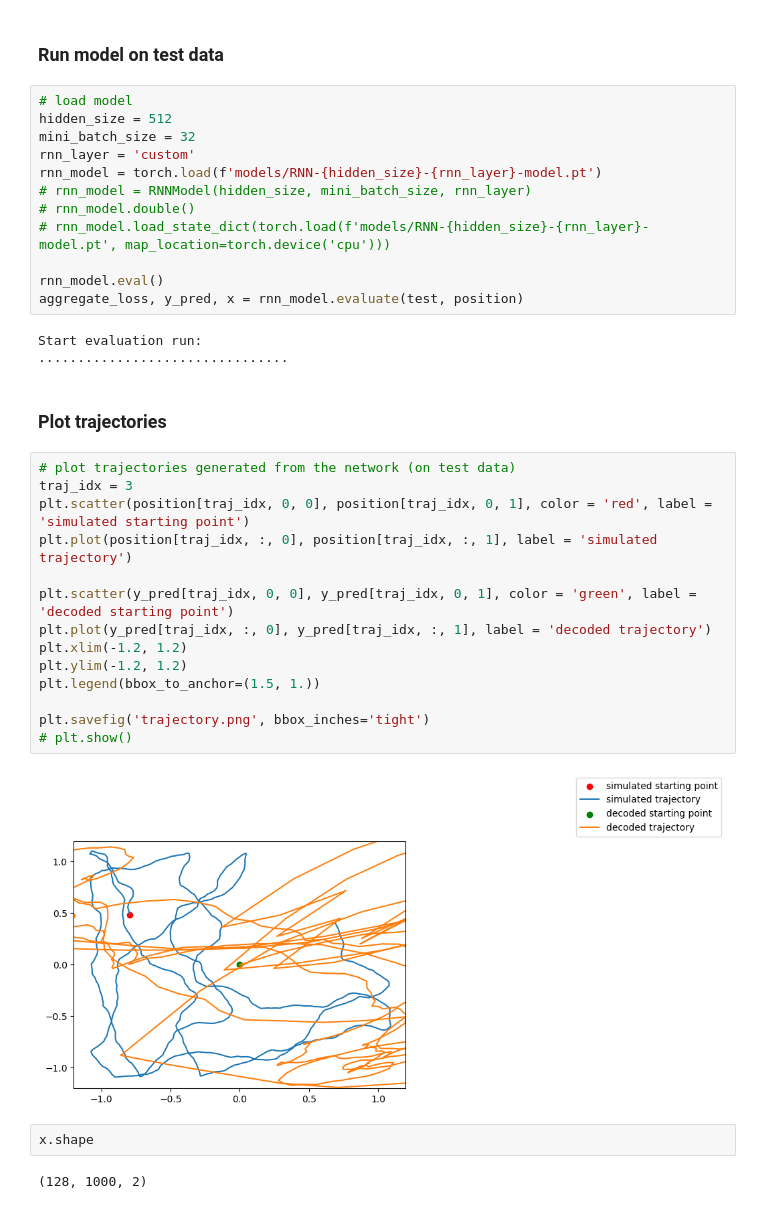
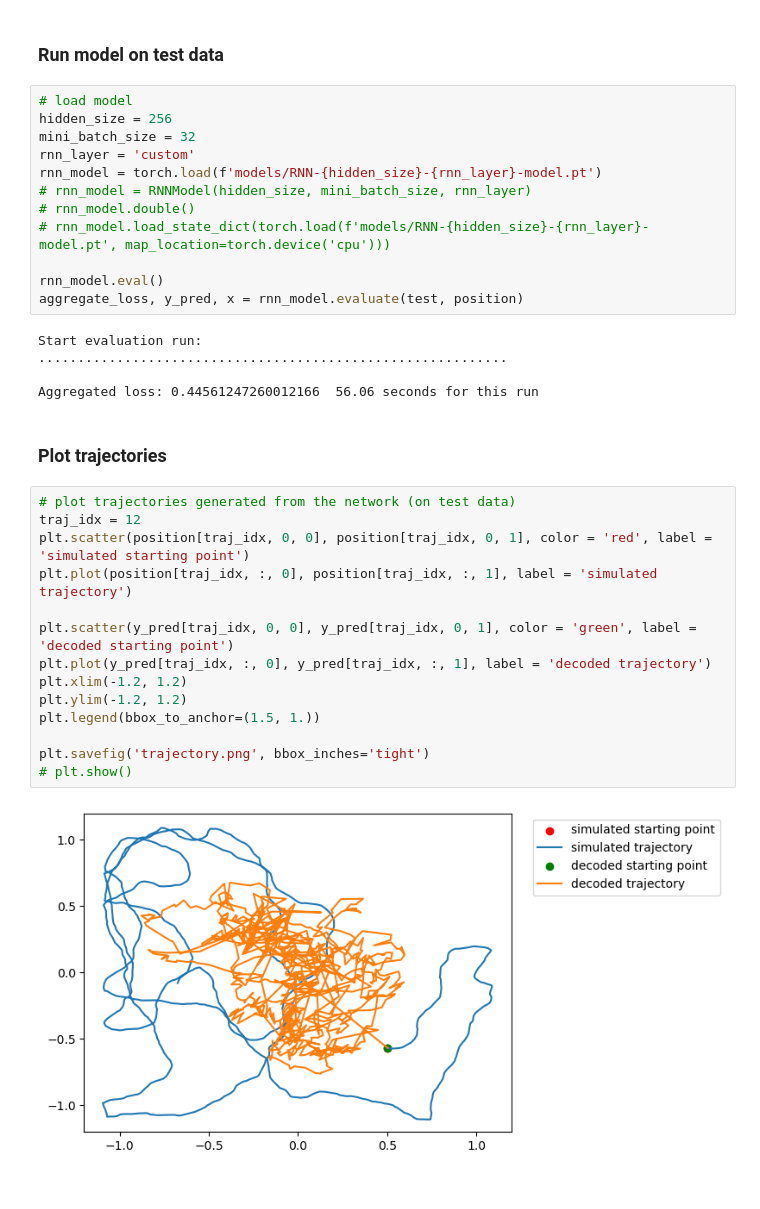
Before and after one commit to nguyen-td/activation-patterns, a Jupyter notebook: load_network.ipynb, the cells around one changed output. Saved outputs shown, nothing was run; the diff lists cells and outputs as text.

```diff
--- a/load_network.ipynb
+++ b/load_network.ipynb
@@ -29,7 +32,7 @@ test = make_train_data(velocity, head_dir)
 ### Run model on test data
 # %%
 # load model
-hidden_size = 512
+hidden_size = 256
 mini_batch_size = 32
 rnn_layer = 'custom'
 rnn_model = torch.load(f'models/RNN-{hidden_size}-{rnn_layer}-model.pt')
@@ -41,26 +44,24 @@ rnn_model.eval()
 aggregate_loss, y_pred, x = rnn_model.evaluate(test, position)
 # %% [output]
 Start evaluation run:
-................................
+............................................................
+
+Aggregated loss: 0.44561247260012166  56.06 seconds for this run
 # %% [markdown]
 ### Plot trajectories
 # %%
 # plot trajectories generated from the network (on test data)
-traj_idx = 3
+traj_idx = 12
 plt.scatter(position[traj_idx, 0, 0], position[traj_idx, 0, 1], color = 'red', label = 'simulated starting point')
 plt.plot(position[traj_idx, :, 0], position[traj_idx, :, 1], label = 'simulated trajectory')
 
 plt.scatter(y_pred[traj_idx, 0, 0], y_pred[traj_idx, 0, 1], color = 'green', label = 'decoded starting point')
 plt.plot(y_pred[traj_idx, :, 0], y_pred[traj_idx, :, 1], label = 'decoded trajectory')
 plt.xlim(-1.2, 1.2)
 plt.ylim(-1.2, 1.2)
 plt.legend(bbox_to_anchor=(1.5, 1.))
 
 plt.savefig('trajectory.png', bbox_inches='tight')
 # plt.show()
 # %% [output]
-[figure, old version]
+[figure, new version]
-# %%
-x.shape
-# %% [output]
-(128, 1000, 2)
```
Also changed, not shown: parts of 1 cell of this notebook, 2 other files.
